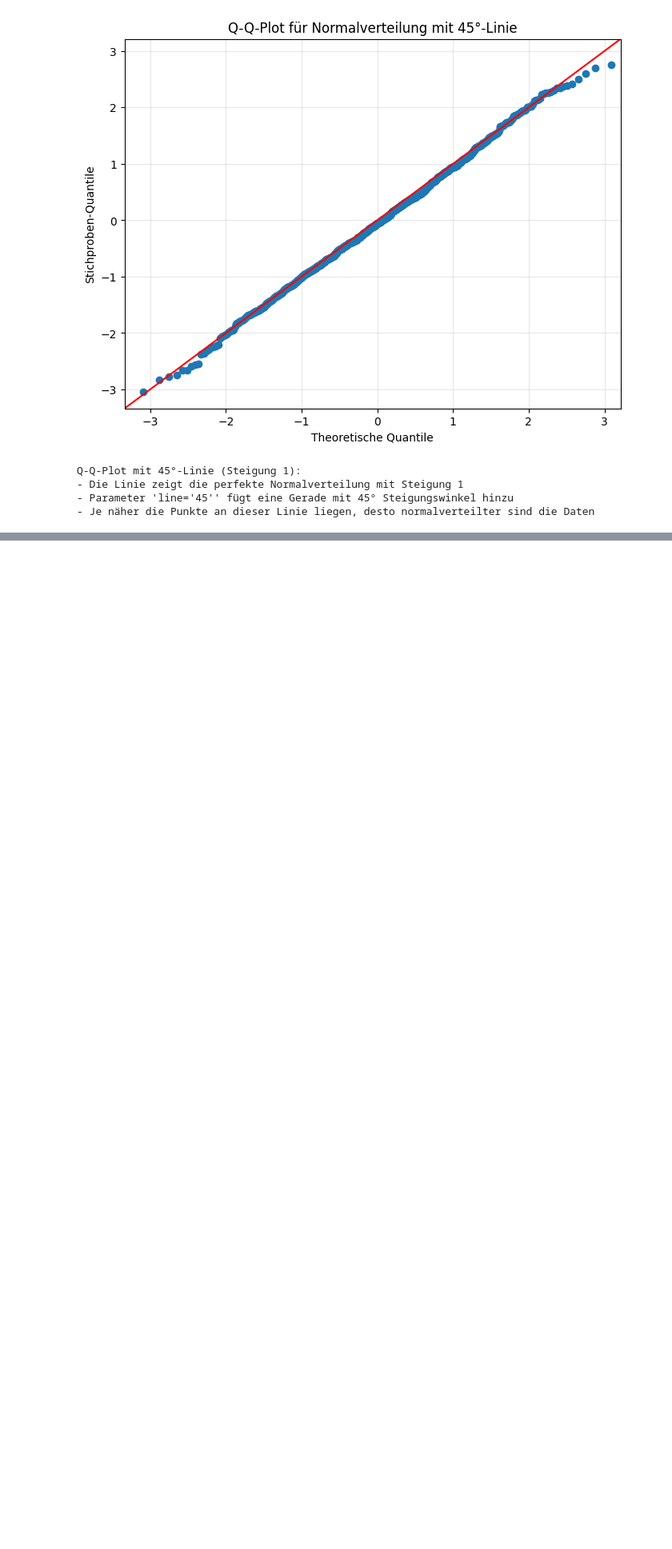
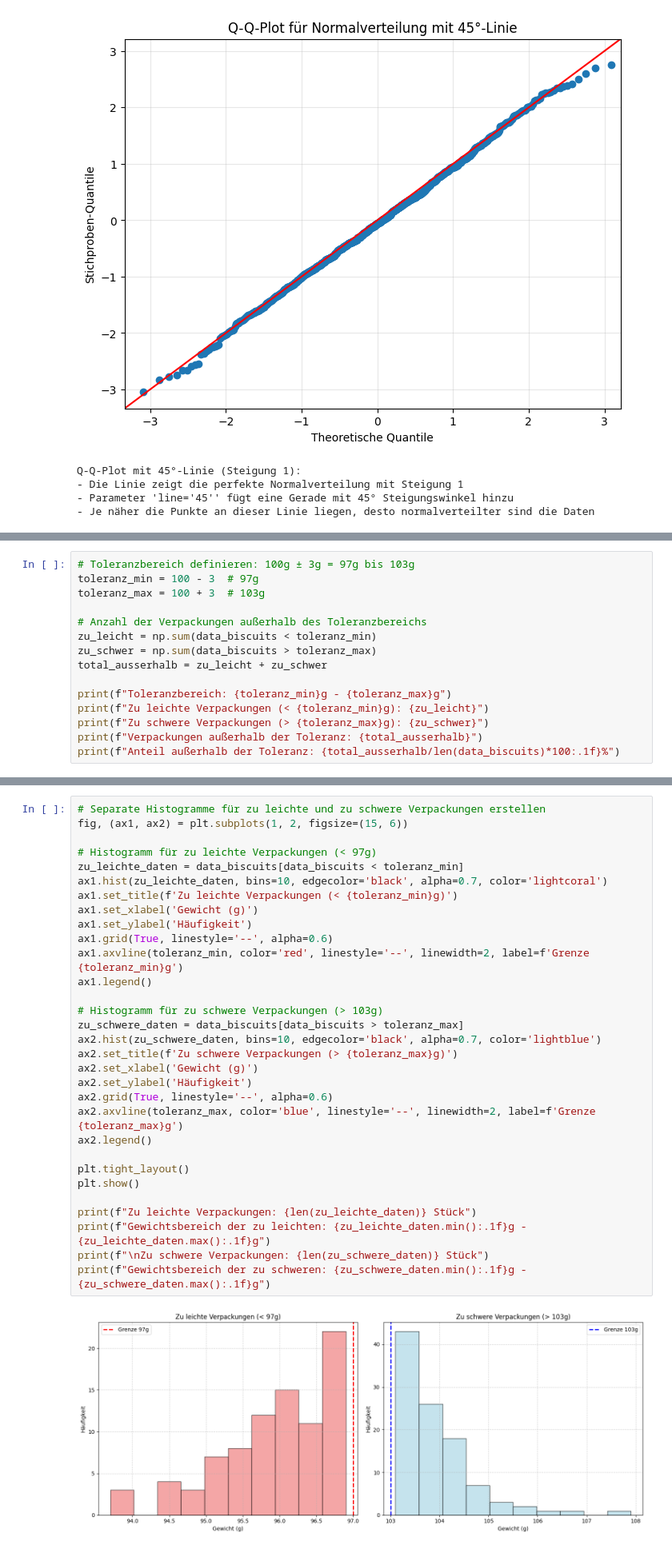
Before and after one commit to Wenish/teko-semester4-data-science, a Jupyter notebook: aufgabenserie3.ipynb, the cells around one changed output, grey strips where cells are left out. Shown: that part at 80% size. Drawn from its saved outputs; the diff is of its cells as text; blank space fills up the shorter version.

```diff
--- a/aufgabenserie3.ipynb
+++ b/aufgabenserie3.ipynb
@@ -299,0 +391,15 @@ Q-Q-Plot mit 45°-Linie (Steigung 1):
+# %%
+# Toleranzbereich definieren: 100g ± 3g = 97g bis 103g
+toleranz_min = 100 - 3  # 97g
+toleranz_max = 100 + 3  # 103g
+
+# Anzahl der Verpackungen außerhalb des Toleranzbereichs
+zu_leicht = np.sum(data_biscuits < toleranz_min)
+zu_schwer = np.sum(data_biscuits > toleranz_max)
+total_ausserhalb = zu_leicht + zu_schwer
+
+print(f"Toleranzbereich: {toleranz_min}g - {toleranz_max}g")
+print(f"Zu leichte Verpackungen (< {toleranz_min}g): {zu_leicht}")
+print(f"Zu schwere Verpackungen (> {toleranz_max}g): {zu_schwer}")
+print(f"Verpackungen außerhalb der Toleranz: {total_ausserhalb}")
+print(f"Anteil außerhalb der Toleranz: {total_ausserhalb/len(data_biscuits)*100:.1f}%")
@@ -299,0 +460,33 @@ Q-Q-Plot mit 45°-Linie (Steigung 1):
+# %%
+# Separate Histogramme für zu leichte und zu schwere Verpackungen erstellen
+fig, (ax1, ax2) = plt.subplots(1, 2, figsize=(15, 6))
+
+# Histogramm für zu leichte Verpackungen (< 97g)
+zu_leichte_daten = data_biscuits[data_biscuits < toleranz_min]
+ax1.hist(zu_leichte_daten, bins=10, edgecolor='black', alpha=0.7, color='lightcoral')
+ax1.set_title(f'Zu leichte Verpackungen (< {toleranz_min}g)')
+ax1.set_xlabel('Gewicht (g)')
+ax1.set_ylabel('Häufigkeit')
+ax1.grid(True, linestyle='--', alpha=0.6)
+ax1.axvline(toleranz_min, color='red', linestyle='--', linewidth=2, label=f'Grenze {toleranz_min}g')
+ax1.legend()
+
+# Histogramm für zu schwere Verpackungen (> 103g)
+zu_schwere_daten = data_biscuits[data_biscuits > toleranz_max]
+ax2.hist(zu_schwere_daten, bins=10, edgecolor='black', alpha=0.7, color='lightblue')
+ax2.set_title(f'Zu schwere Verpackungen (> {toleranz_max}g)')
+ax2.set_xlabel('Gewicht (g)')
+ax2.set_ylabel('Häufigkeit')
+ax2.grid(True, linestyle='--', alpha=0.6)
+ax2.axvline(toleranz_max, color='blue', linestyle='--', linewidth=2, label=f'Grenze {toleranz_max}g')
+ax2.legend()
+
+plt.tight_layout()
+plt.show()
+
+print(f"Zu leichte Verpackungen: {len(zu_leichte_daten)} Stück")
+print(f"Gewichtsbereich der zu leichten: {zu_leichte_daten.min():.1f}g - {zu_leichte_daten.max():.1f}g")
+print(f"\nZu schwere Verpackungen: {len(zu_schwere_daten)} Stück")
+print(f"Gewichtsbereich der zu schweren: {zu_schwere_daten.min():.1f}g - {zu_schwere_daten.max():.1f}g")
+# %% [output]
+[figure, added]
```
Also changed, not shown: parts of 13 cells of this notebook, 2 other files.
